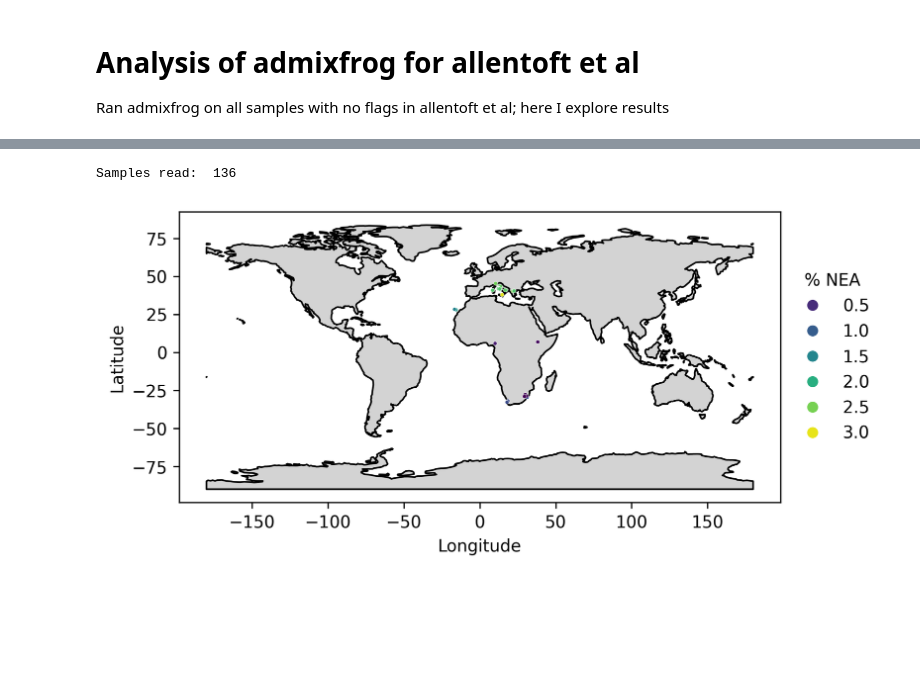
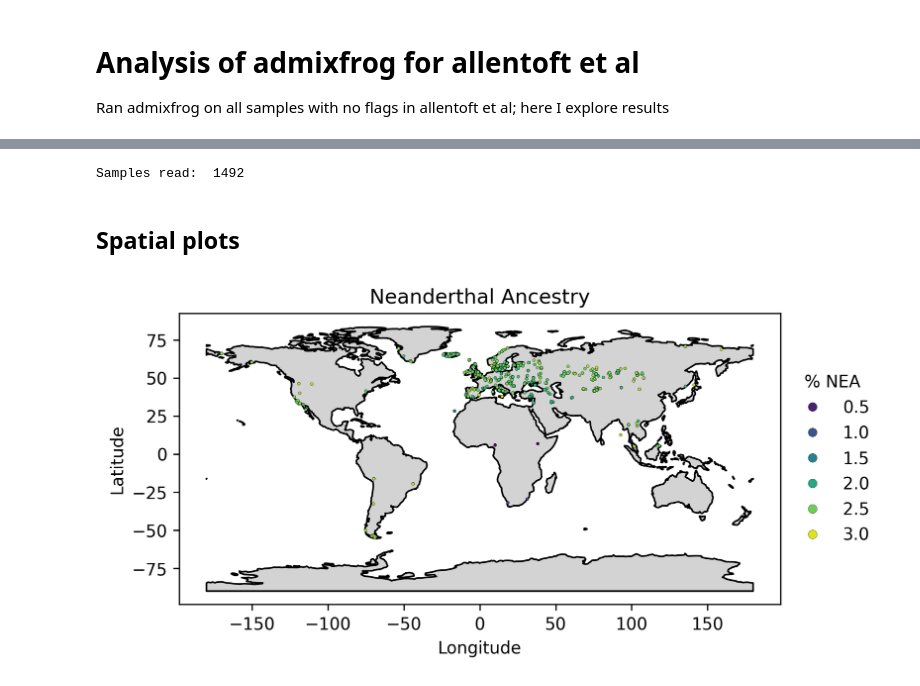
Before and after one commit to jedsurf/moorjani-rotation, a Jupyter notebook: notebooks/241004_admixfrog_out.ipynb, the cells around one changed output, grey strips where cells are left out. Cells and saved outputs as stored; diff of their text form; code cells hidden in the pictures; blank space fills up the shorter version.

Commit message:
some development for make_samplebybin.py

```diff
--- a/notebooks/241004_admixfrog_out.ipynb
+++ b/notebooks/241004_admixfrog_out.ipynb
@@ -5,6 +5,7 @@ Ran admixfrog on all samples with no flags in allentoft et al; here I explore re
 import pandas as pd
 import matplotlib.pyplot as plt
 import seaborn as sns
+import numpy as np
 import os
 from plotnine import *
 import sys
@@ -66,6 +67,10 @@ def plot_introgression(sample, suffix = "", drop_afr=False):
 
 # Read sample metadata
 metadata = pd.read_csv("../processed-data/metadata_allentoft_et_al_2024.csv", index_col=0)
+# Convert average ages to ints
+ages = metadata["Age average"][~metadata["Age average"].isna()] # one sample doesn't have an age given...
+ages = ages.str.replace(",", "_").astype(int)
+metadata.loc[ages.index, "Age average"] = ages.values
 # Get chromosome lengths
 chromosomes = pd.read_csv("../src/chrom_lens.csv", index_col=0)
 chromosomes.drop(['X', 'Y'], inplace=True)
@@ -96,54 +156,57 @@ Name: Age average, Length: 1664, dtype: object
 # %%
-# def spatial_ancestry(sample, anc="NEA"):
+def spatial_ancestry(anc="NEA"):
 #     val
 
-sample = "baa01"
-anc = "NEA"
-res_df = pd.DataFrame(columns=["Latitude", "Longitude", "Country", "Age", anc])
-metadata["Age average"] = metadata["Age average"].replace(",", "_")
+# sample = "baa01"
+# anc = "NEA"
+    transfer_cols = metadata.columns.tolist()
+    # transfer_cols = ["Latitude", "Longitude", "Country", "Coverage", "Age average"]
+    res_df = pd.DataFrame(columns=transfer_cols + [anc])
+    # metadata["Age average"] = metadata["Age average"].str.replace(",", "_")
 
-for sample in samples:
-    try:
-        res2 = pd.read_csv(f"../processed-data/admixfrog-allentoft/{sample}/{sample}.res2.xz", index_col=0)
-        pct_anc = res2.loc[anc, "mean"] * 100
-        res_df.loc[sample, ["Latitude", "Longitude", "Country", "Age"]] = metadata.loc[sample, ["Latitude", "Longitude", "Country", "Age average"]].values
-        res_df.loc[sample, anc] = pct_anc
-    except FileNotFoundError:
-        pass
+    for sample in samples:
+        try:
+            res2 = pd.read_csv(f"../processed-data/admixfrog-allentoft/{sample}/{sample}.res2.xz", index_col=0)
+            pct_anc = res2.loc[anc, "mean"] * 100
+            res_df.loc[sample, transfer_cols] = metadata.loc[sample, transfer_cols].values
+            res_df.loc[sample, anc] = pct_anc
+        except FileNotFoundError:
+            pass
 
-# res_df["Age"] = res_df["Age"].astype(int)
-print("Samples read: ", res_df.shape[0])
+    # res_df["Age"] = res_df["Age"].astype(int)
+    res_df.rename(columns={"Age average" : "Age"}, inplace=True)
+    print("Samples read: ", res_df.shape[0])
+    return res_df.dropna()
+
+res_df = spatial_ancestry("NEA")
 # %% [output]
-Samples read:  136
+Samples read:  1492
+# %% [markdown]
+## Spatial plots
 # %%
 import geopandas as gpd
 import geodatasets
 
+anc = "NEA"
 world = gpd.read_file(geodatasets.data.naturalearth.land['url'])
-# gdf.plot(ax=world.plot(figsize=(10, 6)), marker='o', color='red', markersize=15);
 
 cmap = "viridis"
-# norm = plt.Normalize(res_df[anc].min(), res_df[anc].max())
-# sm = plt.cm.ScalarMappable(cmap=cmap, norm=norm)
-# sm.set_array([])
 
 fig, ax = plt.subplots(dpi=300)
 world.plot(
     edgecolor='k', facecolor='lightgrey',
     ax=ax,
     )
 
 sns.scatterplot(
     res_df,
     y="Latitude", x="Longitude", hue=anc,
-    # edgecolor=None,
-    s=5, palette=cmap,
+    edgecolor='k',
+    s=3, palette=cmap,
     ax=ax
     )
-
+ax.set_title("Neanderthal Ancestry")
 ax.legend(markerscale=3, title=f"% {anc}",  **legend_kwargs())
-# ax.get_legend().remove()
-# ax.figure.colorbar(sm)
 plt.show()
 # %% [output]
-[figure, old version]
+[figure, new version]
```
Also changed, not shown: parts of 28 cells of this notebook.
